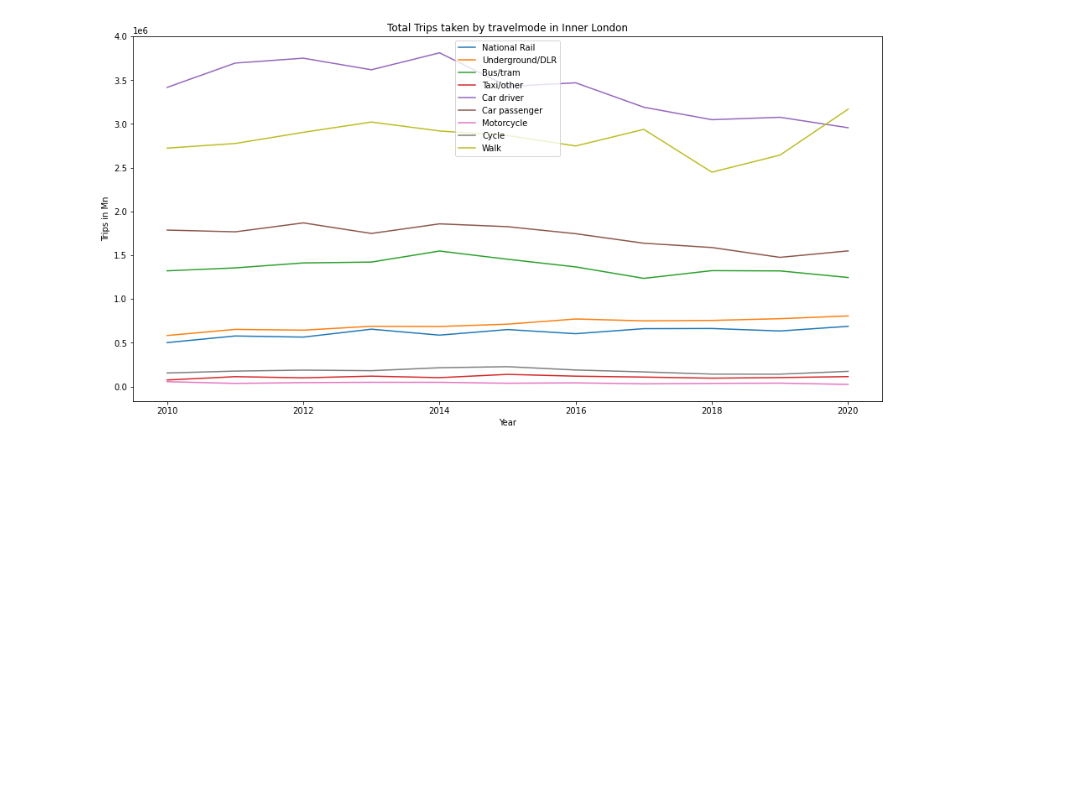
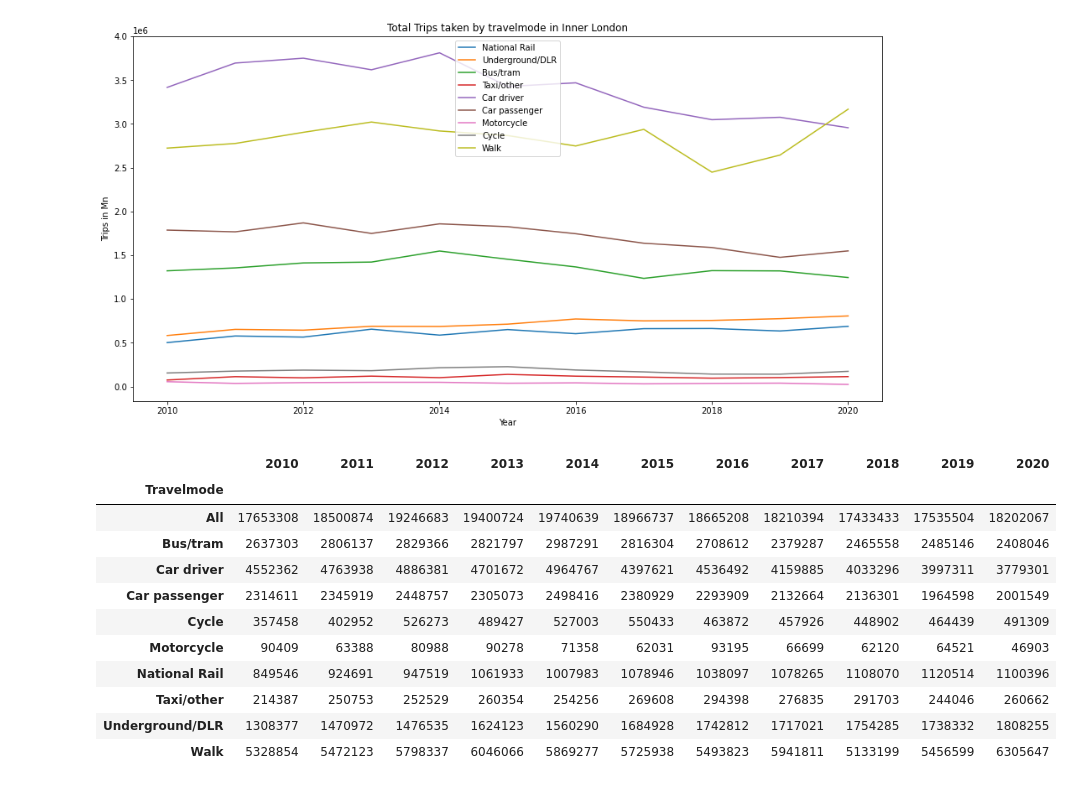
Before and after one commit to PatKang/LSE_DreamTeam, a Jupyter notebook: Trends_Travelmode.ipynb, the cells around one changed output. Saved outputs shown, nothing was run; the diff lists cells and outputs as text; code cells hidden in the pictures; blank space fills up the shorter version.

```diff
--- a/Trends_Travelmode.ipynb
+++ b/Trends_Travelmode.ipynb
@@ -140,3 +140,24 @@ temp_ax.legend(loc = 'best')
 # %% [output]
 <matplotlib.legend.Legend at 0x...>
 [figure]
+# %%
+# Create another dataframe that combines both the inner and outer london subsets
+london_all = traveldemand.drop(columns = ['Area'])
+
+# Groupby to create the full picture
+london_all = london_all.groupby(by = ['Travelmode']).sum()
+
+london_all
+# %% [output]
+|  | 2010 | 2011 | 2012 | 2013 | 2014 | 2015 | 2016 | 2017 | 2018 | 2019 | 2020 |
+| Travelmode |  |  |  |  |  |  |  |  |  |  |  |
+| All | 17653308 | 18500874 | 19246683 | 19400724 | 19740639 | 18966737 | 18665208 | 18210394 | 17433433 | 17535504 | 18202067 |
+| Bus/tram | 2637303 | 2806137 | 2829366 | 2821797 | 2987291 | 2816304 | 2708612 | 2379287 | 2465558 | 2485146 | 2408046 |
+| Car driver | 4552362 | 4763938 | 4886381 | 4701672 | 4964767 | 4397621 | 4536492 | 4159885 | 4033296 | 3997311 | 3779301 |
+| Car passenger | 2314611 | 2345919 | 2448757 | 2305073 | 2498416 | 2380929 | 2293909 | 2132664 | 2136301 | 1964598 | 2001549 |
+| Cycle | 357458 | 402952 | 526273 | 489427 | 527003 | 550433 | 463872 | 457926 | 448902 | 464439 | 491309 |
+| Motorcycle | 90409 | 63388 | 80988 | 90278 | 71358 | 62031 | 93195 | 66699 | 62120 | 64521 | 46903 |
+| National Rail | 849546 | 924691 | 947519 | 1061933 | 1007983 | 1078946 | 1038097 | 1078265 | 1108070 | 1120514 | 1100396 |
+| Taxi/other | 214387 | 250753 | 252529 | 260354 | 254256 | 269608 | 294398 | 276835 | 291703 | 244046 | 260662 |
+| Underground/DLR | 1308377 | 1470972 | 1476535 | 1624123 | 1560290 | 1684928 | 1742812 | 1717021 | 1754285 | 1738332 | 1808255 |
+| Walk | 5328854 | 5472123 | 5798337 | 6046066 | 5869277 | 5725938 | 5493823 | 5941811 | 5133199 | 5456599 | 6305647 |
```
Also changed, not shown: parts of 2 cells of this notebook.
